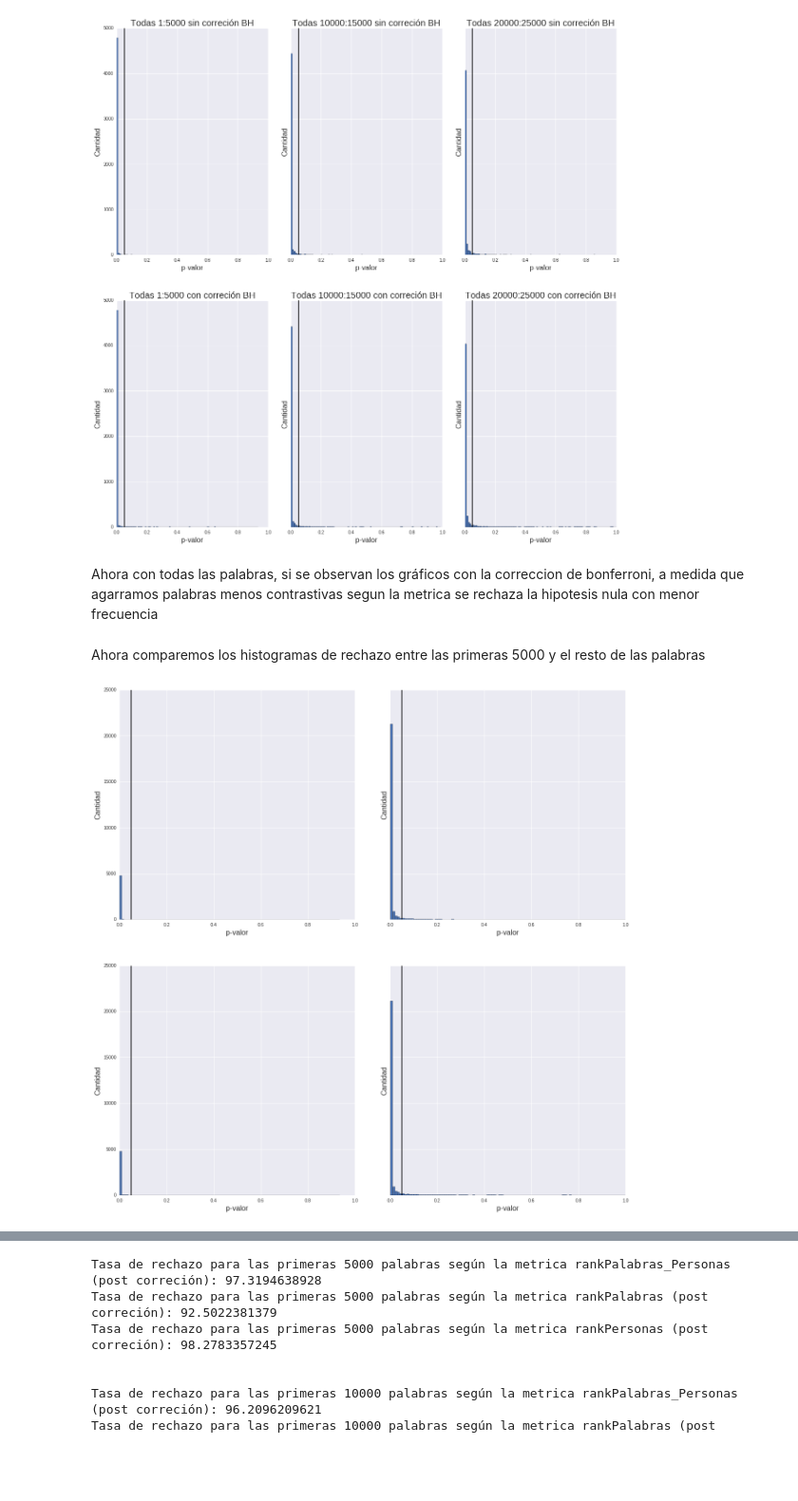
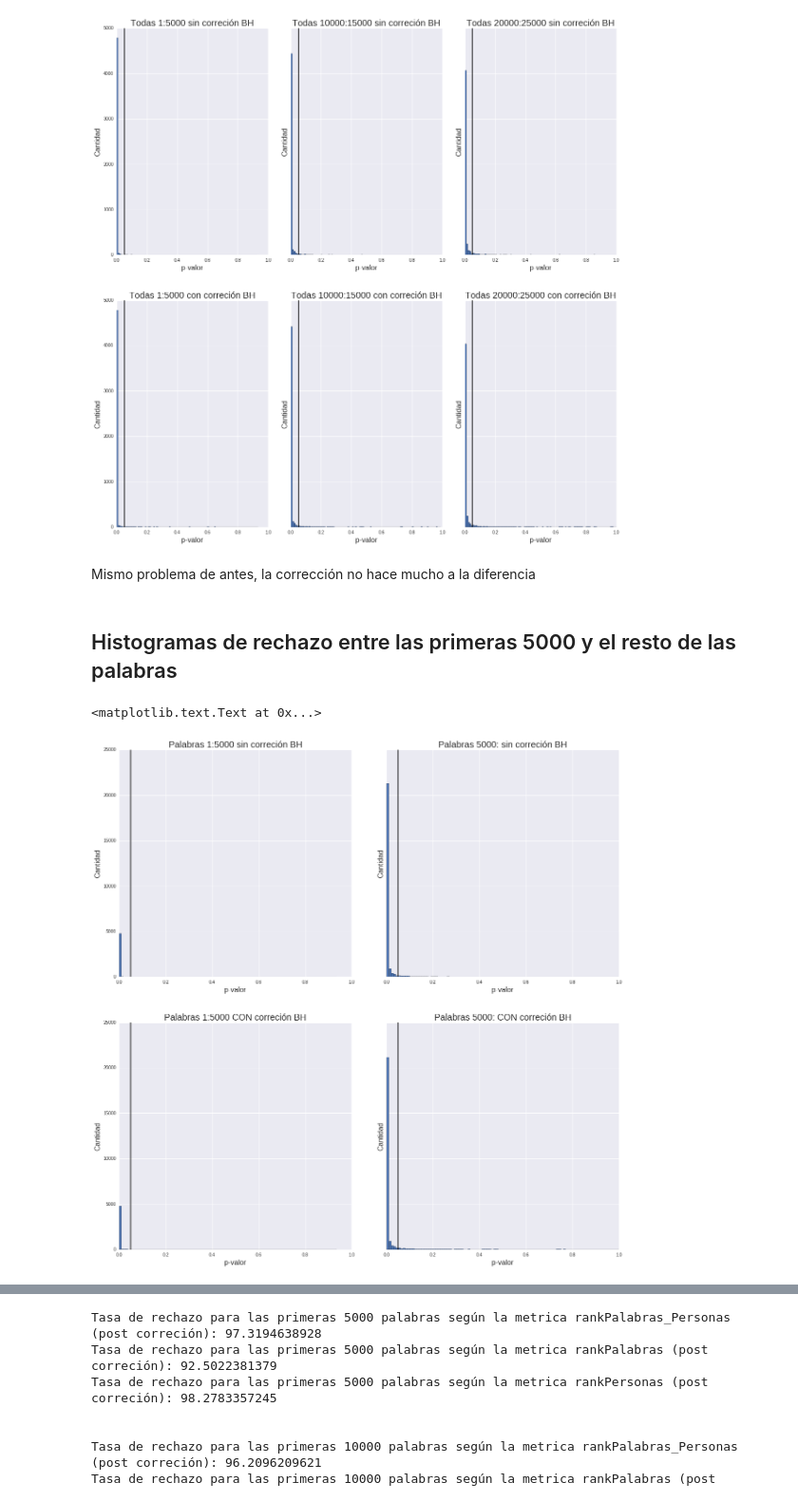
Before and after one commit to daleman/tesis, a Jupyter notebook: bootstrapTest.ipynb, the cells around one changed output, grey strips where cells are left out. Shown: that part at 95% size. Drawn from its saved outputs; the diff is of its cells as text; code cells hidden in the pictures; blank space fills up the shorter version.

```diff
--- a/bootstrapTest.ipynb
+++ b/bootstrapTest.ipynb
@@ -202,22 +200,27 @@ axs[1][2].set_title(u"Todas 20000:25000 con correción BH",fontsize=20)
 # %% [output]
 <matplotlib.text.Text at 0x...>
 [figure]
-# %% [markdown]
-Ahora con todas las palabras, si se observan los gráficos con la correccion de bonferroni, a medida que agarramos palabras menos contrastivas segun la metrica se rechaza la hipotesis nula con menor frecuencia
+# %% [markdown]
+Mismo problema de antes, la corrección no hace mucho a la diferencia
 # %% [markdown]
-Ahora comparemos los histogramas de rechazo entre las primeras 5000 y el resto de las palabras
+## Histogramas de rechazo entre las primeras 5000 y el resto de las palabras
 # %%
 fig, axs = plt.subplots(nrows=2,ncols=2,sharey=True,figsize = (20,20))
 todas_df.pvalorBootstrap.iloc[1:5000].hist(ax=axs[0][0],bins=100)
 todas_df.pvalorBootstrap.iloc[5000:].hist(ax=axs[0][1],bins=100)
 todas_df.p_adjusted.iloc[1:5000].hist(ax=axs[1][0],bins=100)
 todas_df.p_adjusted.iloc[5000:].hist(ax=axs[1][1],bins=100)
 fig.subplots_adjust(hspace=.2)
 fig.subplots_adjust(wspace=.15)
 for ax in axs.flatten():
     ax.set_xlabel("p-valor",fontsize=16)
     ax.set_ylabel("Cantidad",fontsize=16)
     ax.set_xlim([0,1])
     ax.axvline(0.05, color='black')
+axs[0][0].set_title(u"Palabras 1:5000 sin correción BH",fontsize=20)
+axs[1][0].set_title(u"Palabras 1:5000 CON correción BH",fontsize=20)
+axs[0][1].set_title(u"Palabras 5000: sin correción BH",fontsize=20)
+axs[1][1].set_title(u"Palabras 5000: CON correción BH",fontsize=20)
 # %% [output]
+<matplotlib.text.Text at 0x...>
-[figure, old version]
+[figure, new version]
```
Also changed, not shown: parts of 10 cells of this notebook, 1 other file.
